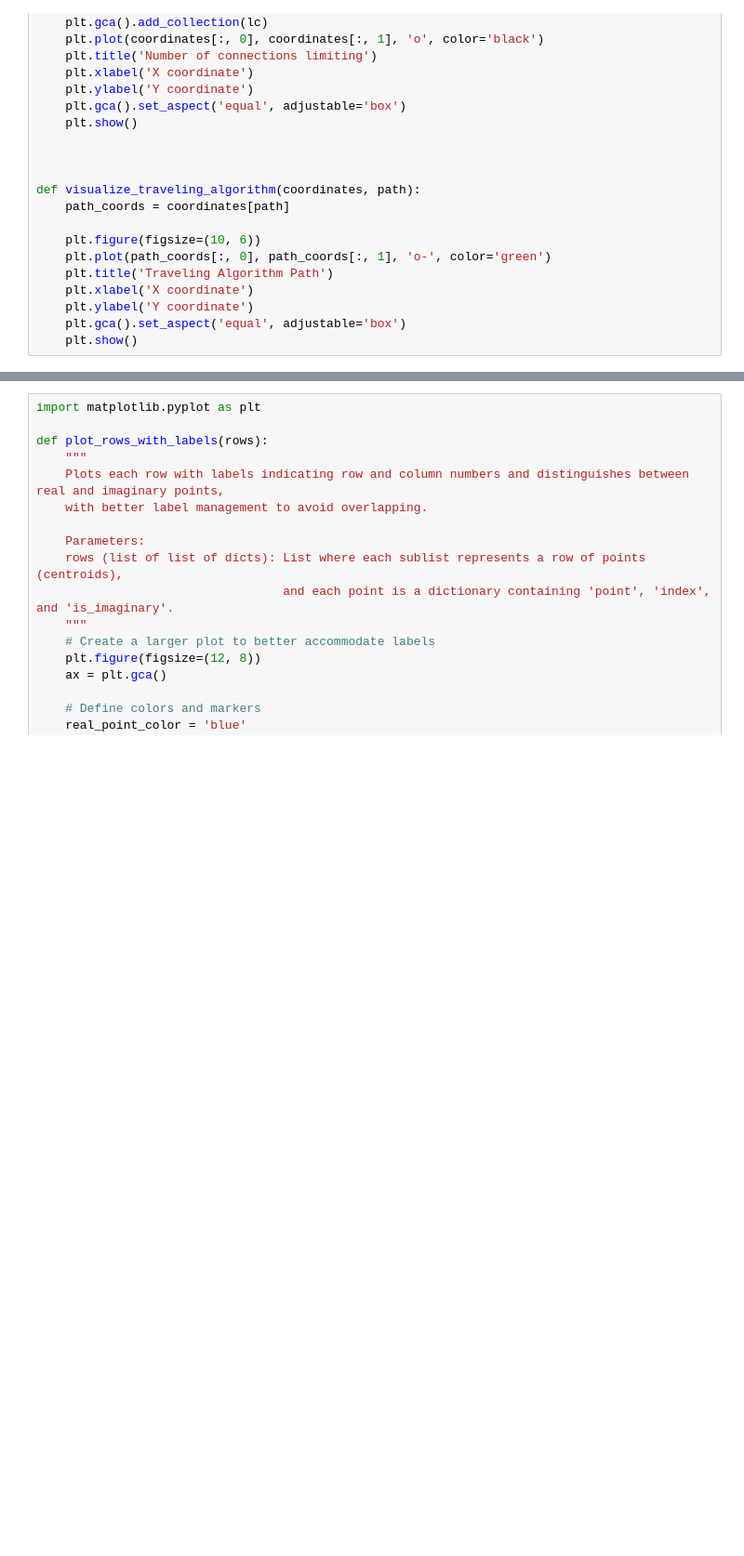
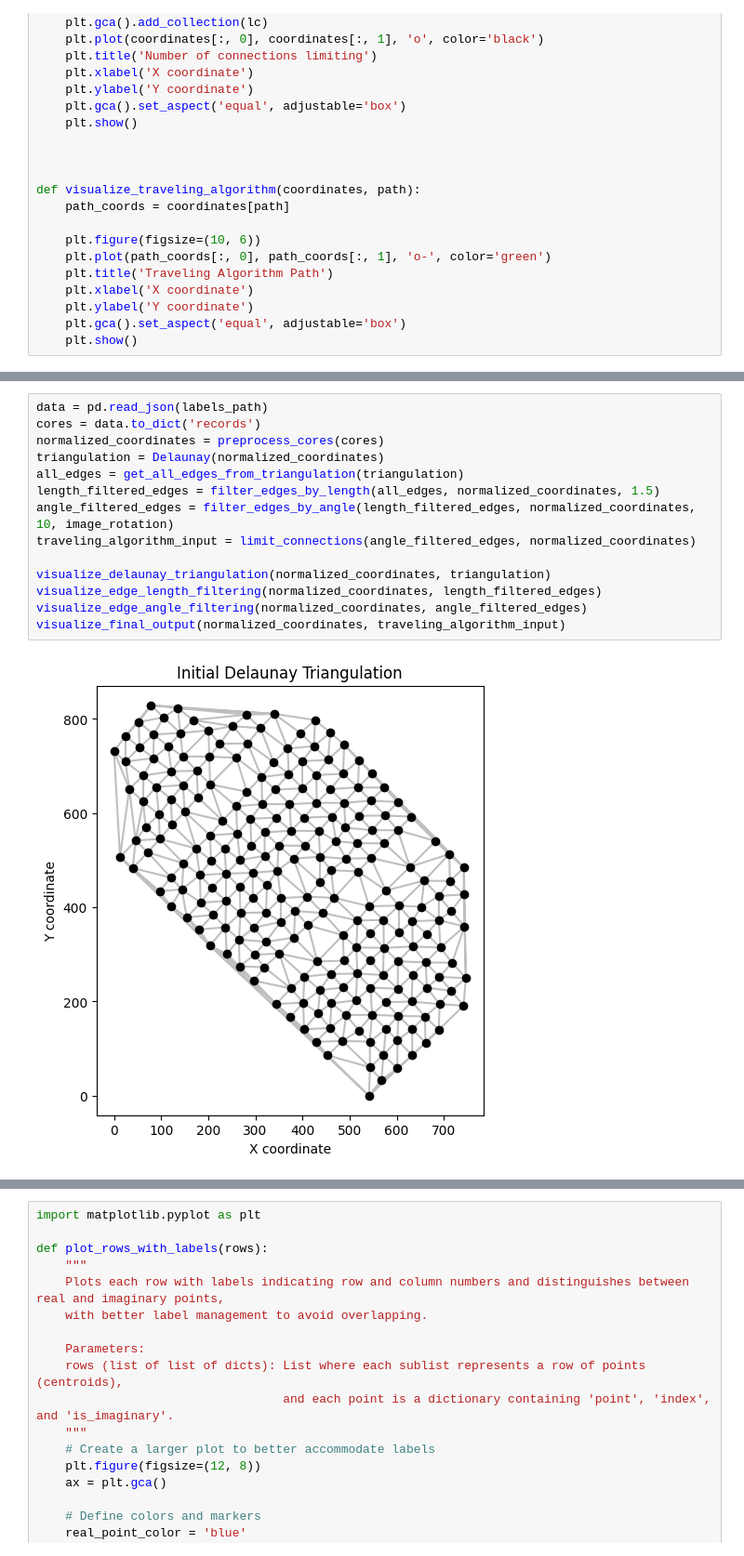
Before and after one commit to aaronge-2020/Microarray-Dearraying, a Jupyter notebook: delaunay_triangle_gridding.ipynb, the cells around one changed output, grey strips where cells are left out. Shown at 93% size. Saved outputs shown, nothing was run; the diff lists cells and outputs as text; blank space fills up the shorter version.

```diff
--- a/delaunay_triangle_gridding.ipynb
+++ b/delaunay_triangle_gridding.ipynb
@@ -641,0 +694,16 @@ with open('input_params.pickle', 'wb') as file:
+# %%
+data = pd.read_json(labels_path)
+cores = data.to_dict('records')
+normalized_coordinates = preprocess_cores(cores)
+triangulation = Delaunay(normalized_coordinates)
+all_edges = get_all_edges_from_triangulation(triangulation)
+length_filtered_edges = filter_edges_by_length(all_edges, normalized_coordinates, 1.5)
+angle_filtered_edges = filter_edges_by_angle(length_filtered_edges, normalized_coordinates, 10, image_rotation)
+traveling_algorithm_input = limit_connections(angle_filtered_edges, normalized_coordinates)
+
+visualize_delaunay_triangulation(normalized_coordinates, triangulation)
+visualize_edge_length_filtering(normalized_coordinates, length_filtered_edges)
+visualize_edge_angle_filtering(normalized_coordinates, angle_filtered_edges)
+visualize_final_output(normalized_coordinates, traveling_algorithm_input)
+# %% [output]
+[figure, added]
```
Also changed, not shown: parts of 7 cells of this notebook, 39 other files.
